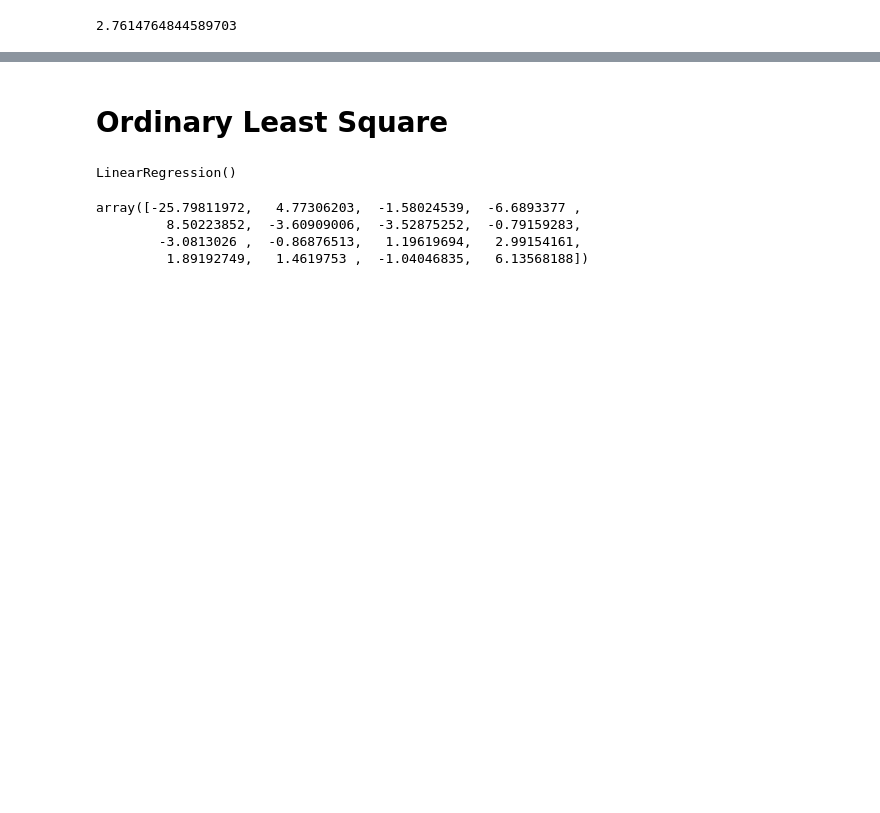
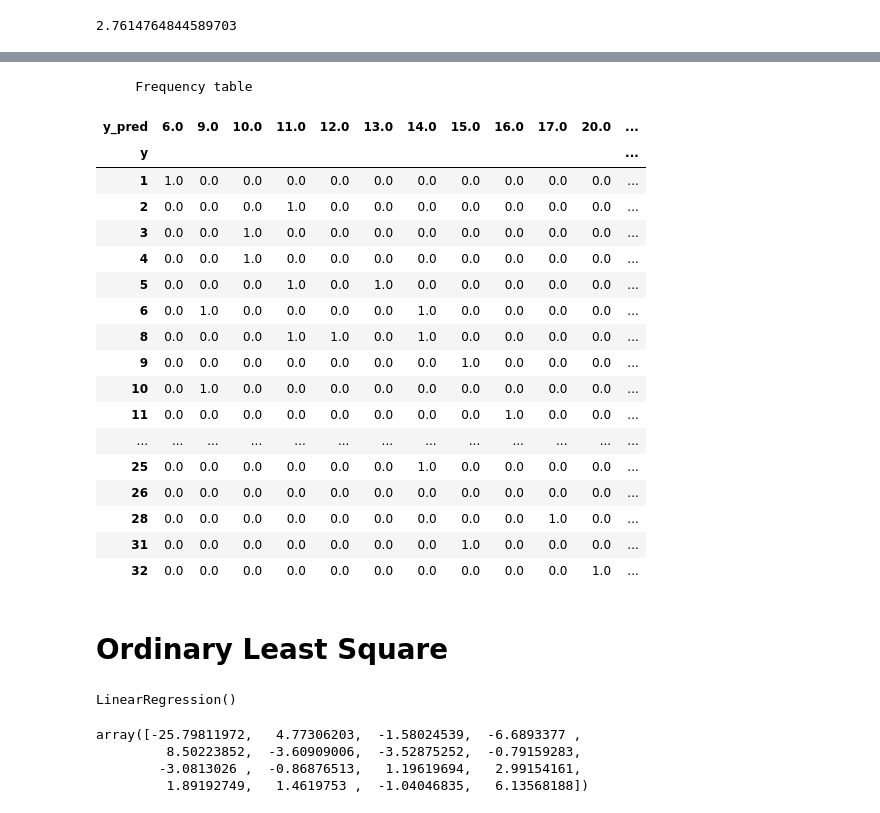
Before and after one commit to RyanJTalbot/bookcamp, a Jupyter notebook: world_cup/fifa/wc-stats-nb.ipynb, the cells around one changed output, grey strips where cells are left out. Saved outputs shown, nothing was run; the diff lists cells and outputs as text; code cells hidden in the pictures; blank space fills up the shorter version.

Commit message:
Update model evaluations

```diff
--- a/world_cup/fifa/wc-stats-nb.ipynb
+++ b/world_cup/fifa/wc-stats-nb.ipynb
@@ -579,0 +582,13 @@ Name: 3, dtype: float64
+# %%
+# Doing a polynomial regression: Comparing linear, quadratic and cubic fits
+# Pipeline helps you associate two models or objects to be built sequentially with each other,
+# in this case, PoissonRegressor() is the only object
+
+pipeline = Pipeline([('model', PoissonRegressor())])
+pipeline.fit(X_train, y_train)
+y_pred = pipeline.predict(X_test)
+r2_test = metrics.r2_score(y_test, y_pred)
+
+
+print('POISSON')
+print('R Squared test: '+str(r2_test))
@@ -579,0 +608,3 @@ Name: 3, dtype: float64
+# %%
+eval = pd.DataFrame({'y_pred': [round(y, 0) for y in y_pred], 'y': y_test}).reset_index()
+eval.head()
@@ -580,3 +618,26 @@ Name: 3, dtype: float64
+# %%
+print('     Frequency table')
+eval.groupby(['y', 'y_pred']).agg('count').reset_index().pivot(index='y', columns='y_pred', values='index').fillna(0)
+# %% [output]
+     Frequency table
+| y_pred | 6.0 | 9.0 | 10.0 | 11.0 | 12.0 | 13.0 | 14.0 | 15.0 | 16.0 | 17.0 | 20.0 | ... |
+| y |  |  |  |  |  |  |  |  |  |  |  | ... |
+| 1 | 1.0 | 0.0 | 0.0 | 0.0 | 0.0 | 0.0 | 0.0 | 0.0 | 0.0 | 0.0 | 0.0 | ... |
+| 2 | 0.0 | 0.0 | 0.0 | 1.0 | 0.0 | 0.0 | 0.0 | 0.0 | 0.0 | 0.0 | 0.0 | ... |
+| 3 | 0.0 | 0.0 | 1.0 | 0.0 | 0.0 | 0.0 | 0.0 | 0.0 | 0.0 | 0.0 | 0.0 | ... |
+| 4 | 0.0 | 0.0 | 1.0 | 0.0 | 0.0 | 0.0 | 0.0 | 0.0 | 0.0 | 0.0 | 0.0 | ... |
+| 5 | 0.0 | 0.0 | 0.0 | 1.0 | 0.0 | 1.0 | 0.0 | 0.0 | 0.0 | 0.0 | 0.0 | ... |
+| 6 | 0.0 | 1.0 | 0.0 | 0.0 | 0.0 | 0.0 | 1.0 | 0.0 | 0.0 | 0.0 | 0.0 | ... |
+| 8 | 0.0 | 0.0 | 0.0 | 1.0 | 1.0 | 0.0 | 1.0 | 0.0 | 0.0 | 0.0 | 0.0 | ... |
+| 9 | 0.0 | 0.0 | 0.0 | 0.0 | 0.0 | 0.0 | 0.0 | 1.0 | 0.0 | 0.0 | 0.0 | ... |
+| 10 | 0.0 | 1.0 | 0.0 | 0.0 | 0.0 | 0.0 | 0.0 | 0.0 | 0.0 | 0.0 | 0.0 | ... |
+| 11 | 0.0 | 0.0 | 0.0 | 0.0 | 0.0 | 0.0 | 0.0 | 0.0 | 1.0 | 0.0 | 0.0 | ... |
+| ... | ... | ... | ... | ... | ... | ... | ... | ... | ... | ... | ... | ... |
+| 25 | 0.0 | 0.0 | 0.0 | 0.0 | 0.0 | 0.0 | 1.0 | 0.0 | 0.0 | 0.0 | 0.0 | ... |
+| 26 | 0.0 | 0.0 | 0.0 | 0.0 | 0.0 | 0.0 | 0.0 | 0.0 | 0.0 | 0.0 | 0.0 | ... |
+| 28 | 0.0 | 0.0 | 0.0 | 0.0 | 0.0 | 0.0 | 0.0 | 0.0 | 0.0 | 1.0 | 0.0 | ... |
+| 31 | 0.0 | 0.0 | 0.0 | 0.0 | 0.0 | 0.0 | 0.0 | 1.0 | 0.0 | 0.0 | 0.0 | ... |
+| 32 | 0.0 | 0.0 | 0.0 | 0.0 | 0.0 | 0.0 | 0.0 | 0.0 | 0.0 | 0.0 | 1.0 | ... |
 # %% [markdown]
 # Ordinary Least Square
 # %%
```
Also changed, not shown: parts of 23 cells of this notebook.
